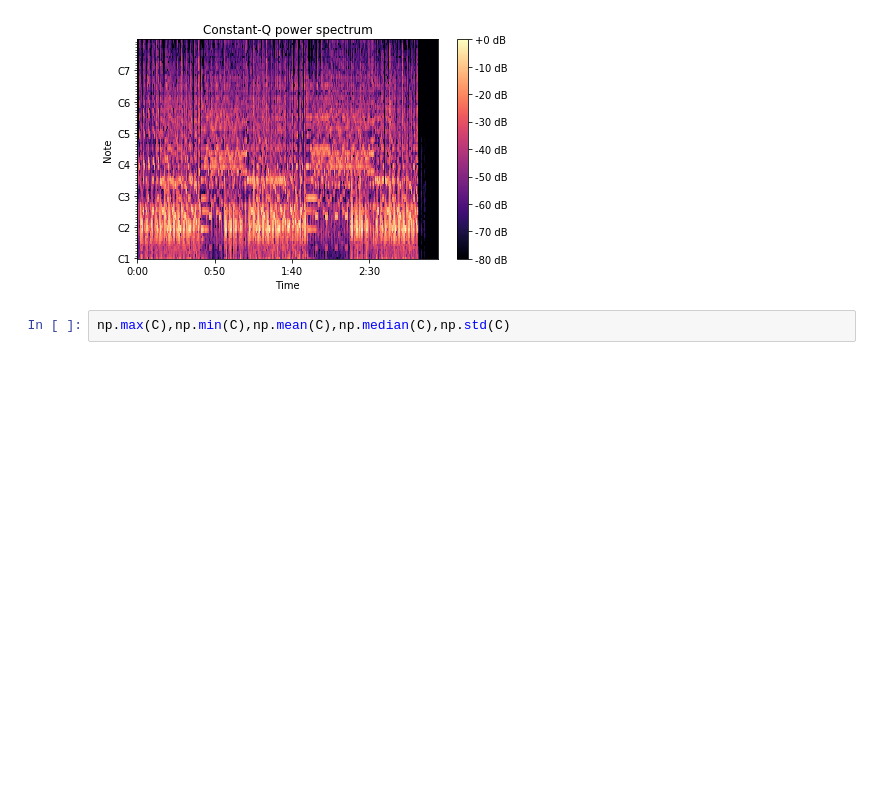
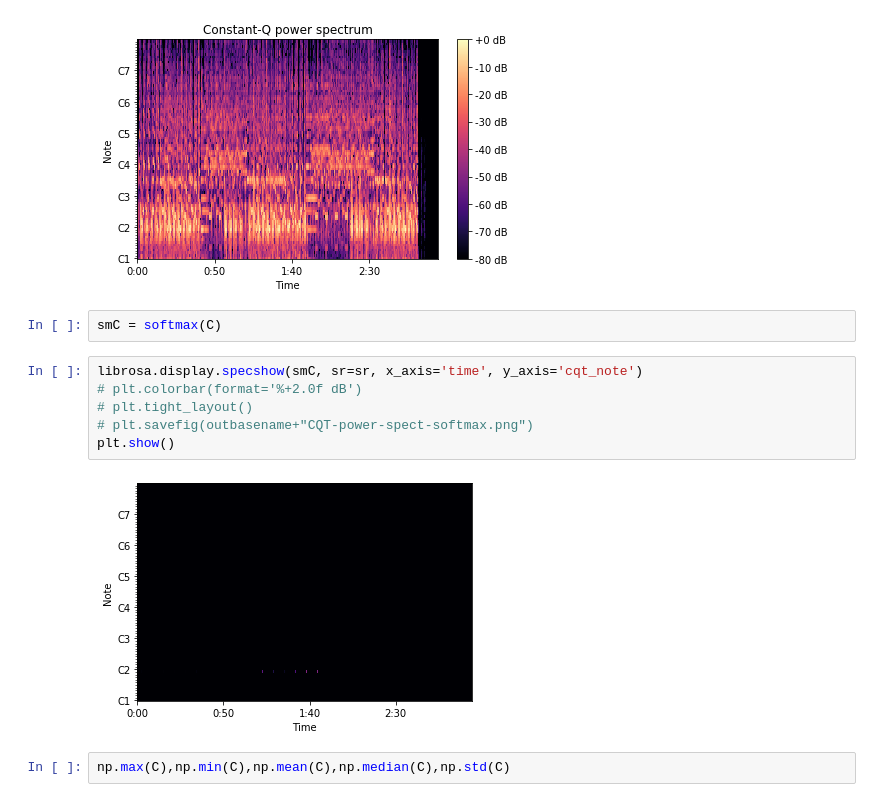
Before and after one commit to leomrocha/musicart, a Jupyter notebook: notebooks/Music-Transforms-Samples.ipynb, the cells around one changed output. Saved outputs shown, nothing was run; the diff lists cells and outputs as text; blank space fills up the shorter version.

```diff
--- a/notebooks/Music-Transforms-Samples.ipynb
+++ b/notebooks/Music-Transforms-Samples.ipynb
@@ -195,6 +212,16 @@ plt.savefig(outbasename+"CQT-power-spect.png")
 plt.show()
 # %% [output]
 [figure]
+# %%
+smC = softmax(C)
+# %%
+librosa.display.specshow(smC, sr=sr, x_axis='time', y_axis='cqt_note')
+# plt.colorbar(format='%+2.0f dB')
+# plt.tight_layout()
+# plt.savefig(outbasename+"CQT-power-spect-softmax.png")
+plt.show()
+# %% [output]
+[figure, added]
 # %%
 np.max(C),np.min(C),np.mean(C),np.median(C),np.std(C)
 # %% [output]
```
Also changed, not shown: parts of 24 cells of this notebook, 4 other files.
